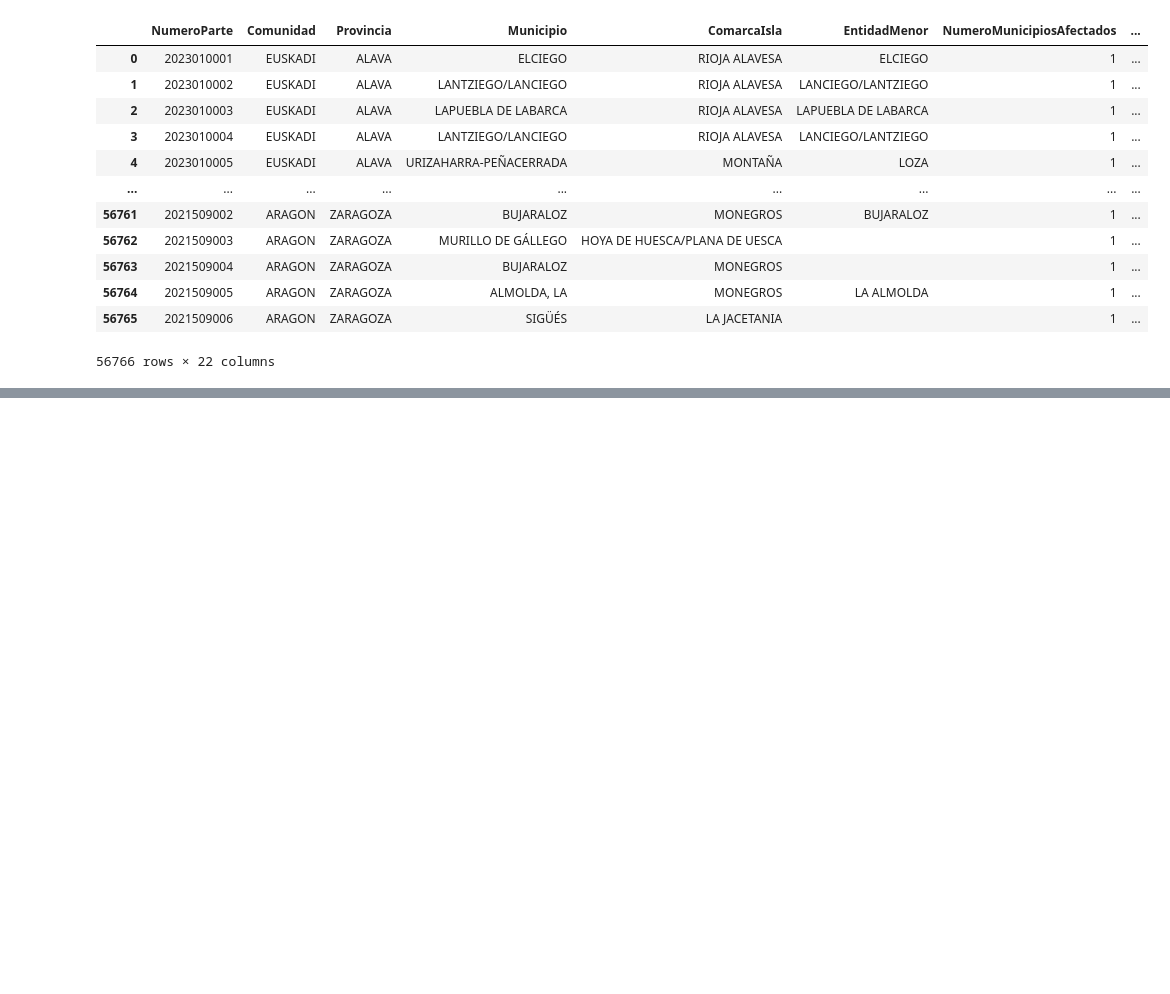
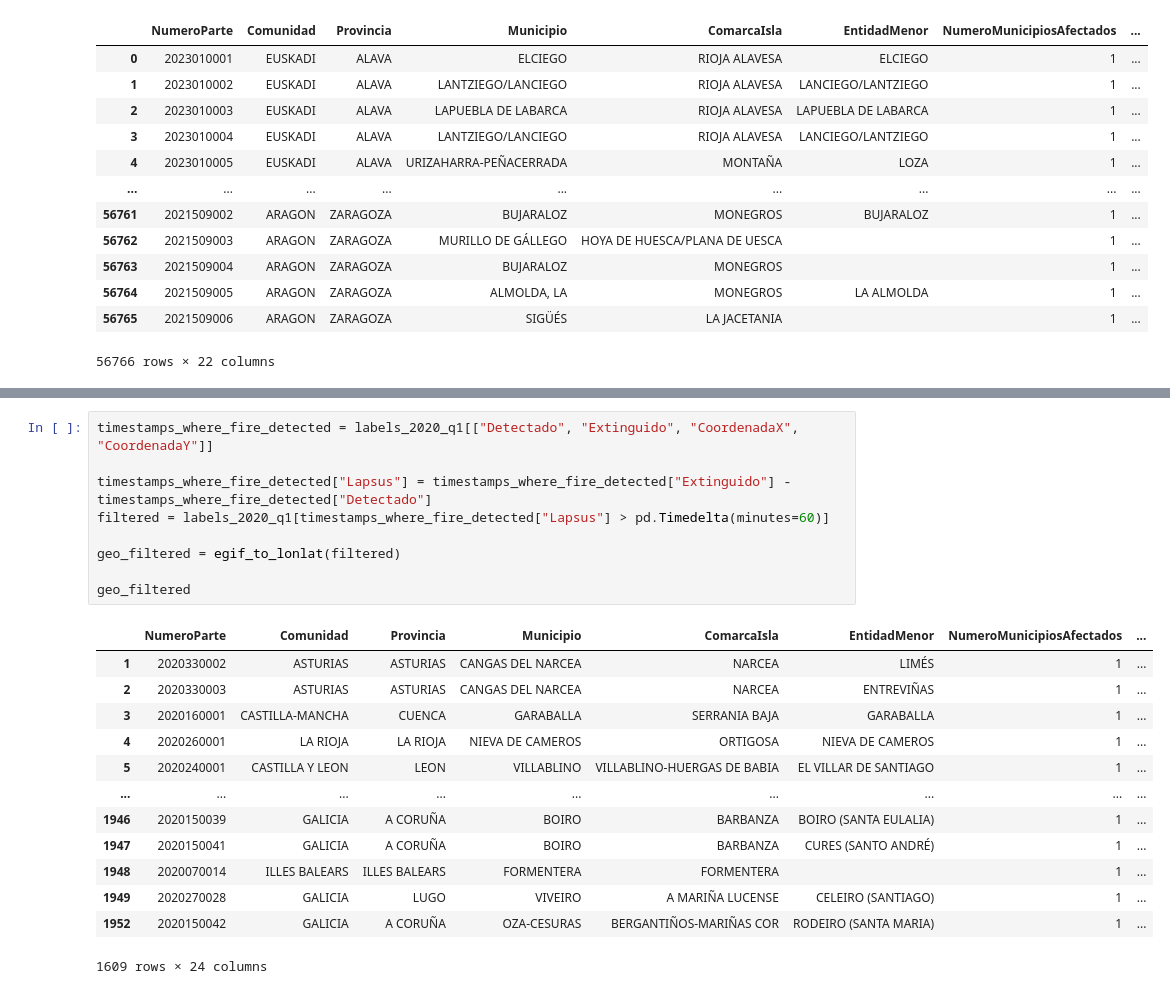
Before and after one commit to Mariogarber/forest-fire-detection, a Jupyter notebook: notebooks/preprocessing_v1.ipynb, the cells around one changed output, grey strips where cells are left out. Saved outputs shown, nothing was run; the diff lists cells and outputs as text; blank space fills up the shorter version.

```diff
--- a/notebooks/preprocessing_v1.ipynb
+++ b/notebooks/preprocessing_v1.ipynb
@@ -140,0 +168,23 @@ processed_typed_data
+# %%
+timestamps_where_fire_detected = labels_2020_q1[["Detectado", "Extinguido", "CoordenadaX", "CoordenadaY"]]
+
+timestamps_where_fire_detected["Lapsus"] = timestamps_where_fire_detected["Extinguido"] - timestamps_where_fire_detected["Detectado"]
+filtered = labels_2020_q1[timestamps_where_fire_detected["Lapsus"] > pd.Timedelta(minutes=60)]
+
+geo_filtered = egif_to_lonlat(filtered)
+
+geo_filtered
+# %% [output]
+|  | NumeroParte | Comunidad | Provincia | Municipio | ComarcaIsla | EntidadMenor | NumeroMunicipiosAfectados | ... |
+| 1 | 2020330002 | ASTURIAS | ASTURIAS | CANGAS DEL NARCEA | NARCEA | LIMÉS | 1 | ... |
+| 2 | 2020330003 | ASTURIAS | ASTURIAS | CANGAS DEL NARCEA | NARCEA | ENTREVIÑAS | 1 | ... |
+| 3 | 2020160001 | CASTILLA-MANCHA | CUENCA | GARABALLA | SERRANIA BAJA | GARABALLA | 1 | ... |
+| 4 | 2020260001 | LA RIOJA | LA RIOJA | NIEVA DE CAMEROS | ORTIGOSA | NIEVA DE CAMEROS | 1 | ... |
+| 5 | 2020240001 | CASTILLA Y LEON | LEON | VILLABLINO | VILLABLINO-HUERGAS DE BABIA | EL VILLAR DE SANTIAGO | 1 | ... |
+| ... | ... | ... | ... | ... | ... | ... | ... | ... |
+| 1946 | 2020150039 | GALICIA | A CORUÑA | BOIRO | BARBANZA | BOIRO (SANTA EULALIA) | 1 | ... |
+| 1947 | 2020150041 | GALICIA | A CORUÑA | BOIRO | BARBANZA | CURES (SANTO ANDRÉ) | 1 | ... |
+| 1948 | 2020070014 | ILLES BALEARS | ILLES BALEARS | FORMENTERA | FORMENTERA |  | 1 | ... |
+| 1949 | 2020270028 | GALICIA | LUGO | VIVEIRO | A MARIÑA LUCENSE | CELEIRO (SANTIAGO) | 1 | ... |
+| 1952 | 2020150042 | GALICIA | A CORUÑA | OZA-CESURAS | BERGANTIÑOS-MARIÑAS COR | RODEIRO (SANTA MARIA) | 1 | ... |
+1609 rows × 24 columns
```
Also changed, not shown: parts of 5 cells of this notebook, 3 other files.
